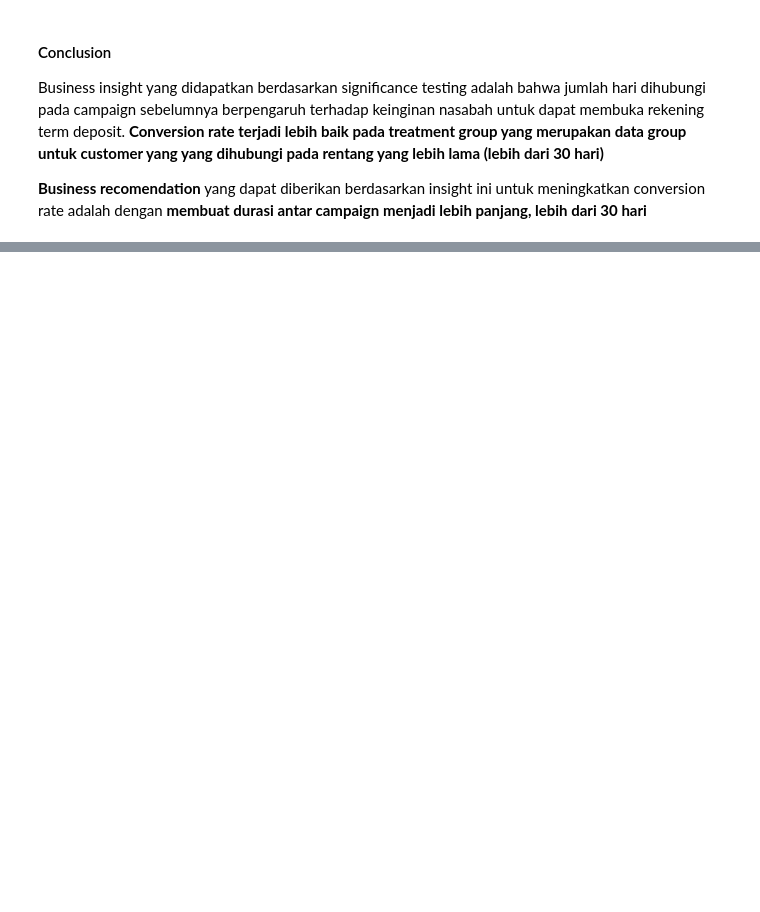
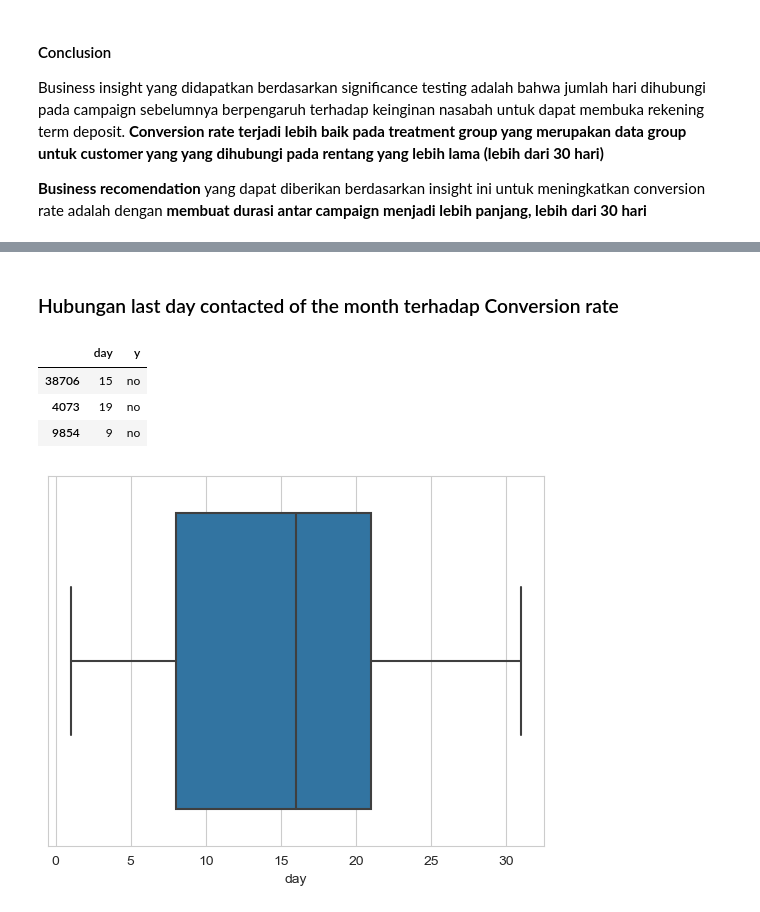
Before and after one commit to bagusatya08/Term-Deposit-Potential-Customer-Prediction, a Jupyter notebook: stage-1/eda-insight-visualization.ipynb, the cells around one changed output, grey strips where cells are left out. Drawn from its saved outputs; the diff is of its cells as text; code cells hidden in the pictures; blank space fills up the shorter version.

```diff
--- a/stage-1/eda-insight-visualization.ipynb
+++ b/stage-1/eda-insight-visualization.ipynb
@@ -804,0 +746,18 @@ plt.show()
+# %% [markdown]
+### Hubungan last day contacted of the month terhadap Conversion rate
+# %%
+data_used = data.loc[:,['day', 'y']]
+# %%
+data_used.sample(3)
+# %% [output]
+|  | day | y |
+| 38706 | 15 | no |
+| 4073 | 19 | no |
+| 9854 | 9 | no |
+# %%
+# distribution before pre-processing
+
+sns.boxplot(data_used, x='day')
+plt.show()
+# %% [output]
+[figure, added]
```
Also changed, not shown: parts of 90 cells of this notebook.
